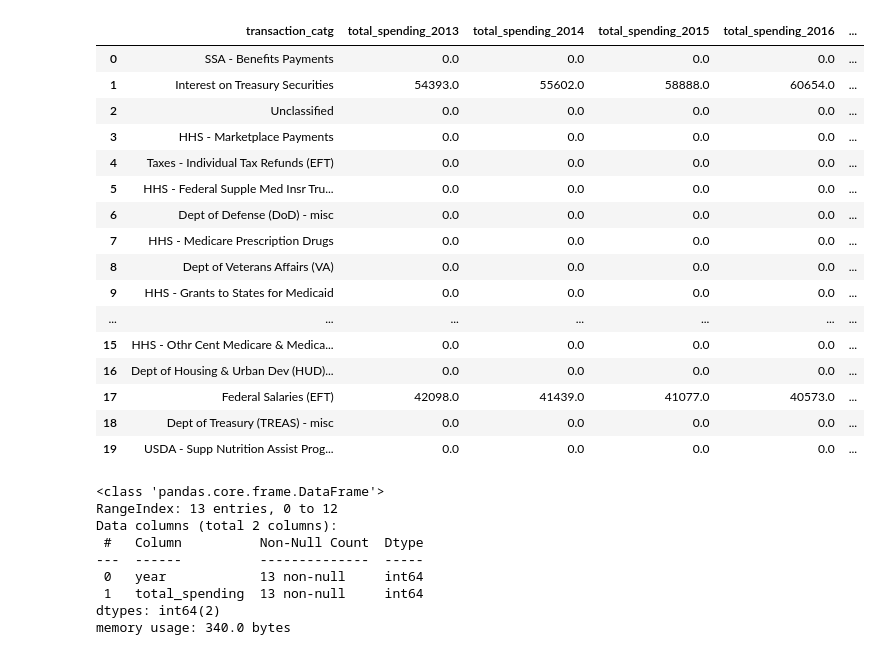
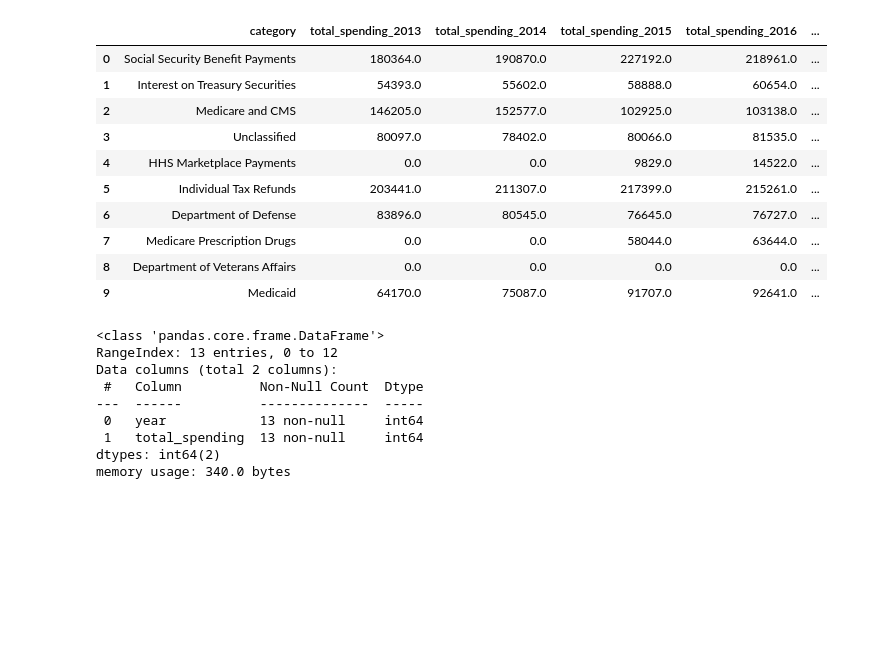
Before and after one commit to jkelly3rd/fed_spend, a Jupyter notebook: 02_spending_tracker_analysis.ipynb, the cells around one changed output. Drawn from its saved outputs; the diff is of its cells as text; code cells hidden in the pictures; blank space fills up the shorter version.

```diff
--- a/02_spending_tracker_analysis.ipynb
+++ b/02_spending_tracker_analysis.ipynb
@@ -49,2 +74,12 @@ memory usage: 25.2+ MB
 # %%
-## THIS IS WHERE WE NEED TO INSERT OUR CROSSWALK AND RECATEGORIZE DATA TO SMOOTH OUT INCONSISTENCIES IN CATEGORY NAMES ACROSS YEARS
+# Merge data with crosswalk to standardize categories by adding new columns
+withdrawals = withdrawals.merge(
+    category_crosswalk,
+    how='left',
+    left_on=['transaction_catg', 'transaction_catg_desc'],
+    right_on=['transaction_catg', 'transaction_catg_desc']
+)
+
+# Display the info and first few rows of the updated DataFrame
+withdrawals.info()
+withdrawals.head(10)
@@ -93,7 +185,8 @@ None
 Total spending in Trump Administration since Jan. 20: $2,100,342.00
 # %%
 # REMEMBER THIS IS FOR CALENDAR YEAR TOTALS
-# FOR SOME INTEGRITY AND SANITY CHECKS
+# FOR INTEGRITY AND SANITY CHECKS
+
 # Create an empty list to store yearly spending DataFrames IN CALENDAR YEARS
 yearly_spending_list = []
 
@@ -105,34 +198,34 @@ for year in range(2013, 2026):
     # Group by transaction_catg and transaction_catg_desc, and sum the transaction_today_amt for each category
     yearly_spending = (
         filtered_withdrawals
-        .groupby(["transaction_catg", "transaction_catg_desc"], as_index=False)
+        .groupby(["category","agency"], as_index=False)
         .agg({"transaction_today_amt": "sum"})
-        .rename(columns={"transaction_today_amt": f"total_{year}"})
+        .rename(columns={"transaction_today_amt": f"cy_total_{year}"})
     )
 
     # Append the yearly spending DataFrame to the list
     yearly_spending_list.append(yearly_spending)
 
 # Merge all yearly spending DataFrames into a single pivot table
-total_annual_spending = yearly_spending_list[0]
+total_cy_spending = yearly_spending_list[0]
 for yearly_spending in yearly_spending_list[1:]:
-    total_annual_spending = total_annual_spending.merge(
+    total_cy_spending = total_cy_spending.merge(
         yearly_spending,
-        on=["transaction_catg", "transaction_catg_desc"],
+        on=["category", "agency"],
         how="outer"
     )
 
 # Fill NaN values with 0 for categories that don't appear in some years
-total_annual_spending = total_annual_spending.fillna(0)
+total_cy_spending = total_cy_spending.fillna(0)
 
 # Sort the pivot table by total spending in the most recent year (descending order) for the most recent full year
-total_annual_spending = total_annual_spending.sort_values(by=f"total_2024", ascending=False).reset_index(drop=True)
+total_cy_spending = total_cy_spending.sort_values(by=f"cy_total_2024", ascending=False).reset_index(drop=True)
 
 # Save the pivot table to a CSV file for further analysis
-total_annual_spending.to_csv("output/total_annual_spending.csv", index=False)
+total_cy_spending.to_csv("output/total_annual_spending_CY.csv", index=False)
 
 # Display the info and first few rows of the pivot table
-total_annual_spending.info()
-total_annual_spending.head()
+total_cy_spending.info()
+total_cy_spending.head()
 # %% [output]
 <class 'pandas.core.frame.DataFrame'>
@@ -182,7 +342,7 @@ for year in range(2013,2026):
     # Group by transaction_catg and sum the transaction_today_amt for each category
     yearly_spending = (
         filtered_withdrawals
-        .groupby("transaction_catg", as_index=False)
+        .groupby("category", as_index=False)
         .agg({"transaction_today_amt": "sum"})
         .rename(columns={"transaction_today_amt": f"total_spending_{year}"})
     )
@@ -193,7 +353,7 @@ for year in range(2013,2026):
 # Merge all yearly spending DataFrames into a single pivot table
 first_days_spending = yearly_spending_list[0]
 for yearly_spending in yearly_spending_list[1:]:
-    first_days_spending = first_days_spending.merge(yearly_spending, on="transaction_catg", how="outer")
+    first_days_spending = first_days_spending.merge(yearly_spending, on="category", how="outer")
 
 # Fill NaN values with 0 for categories that don't appear in some years
 first_days_spending = first_days_spending.fillna(0)
@@ -211,6 +371,6 @@ first_days_spending.to_csv("output/yearly_first_days_bycategory.csv", index=Fals
 first_days_spending.info()
 # print days elapsed since jan 20
 print(f"Days elapsed since January 20, 2025: {days_elapsed}")
-first_days_spending.head(20)
+first_days_spending.head(10)
 # %% [output]
 <class 'pandas.core.frame.DataFrame'>
@@ -232,21 +392,15 @@ memory usage: 17.5+ KB
 Days elapsed since January 20, 2025: 92
-|  | transaction_catg | total_spending_2013 | total_spending_2014 | total_spending_2015 | total_spending_2016 | ... |
-| 0 | SSA - Benefits Payments | 0.0 | 0.0 | 0.0 | 0.0 | ... |
+|  | category | total_spending_2013 | total_spending_2014 | total_spending_2015 | total_spending_2016 | ... |
+| 0 | Social Security Benefit Payments | 180364.0 | 190870.0 | 227192.0 | 218961.0 | ... |
 | 1 | Interest on Treasury Securities | 54393.0 | 55602.0 | 58888.0 | 60654.0 | ... |
-| 2 | Unclassified | 0.0 | 0.0 | 0.0 | 0.0 | ... |
-| 3 | HHS - Marketplace Payments | 0.0 | 0.0 | 0.0 | 0.0 | ... |
-| 4 | Taxes - Individual Tax Refunds (EFT) | 0.0 | 0.0 | 0.0 | 0.0 | ... |
-| 5 | HHS - Federal Supple Med Insr Tru... | 0.0 | 0.0 | 0.0 | 0.0 | ... |
-| 6 | Dept of Defense (DoD) - misc | 0.0 | 0.0 | 0.0 | 0.0 | ... |
-| 7 | HHS - Medicare Prescription Drugs | 0.0 | 0.0 | 0.0 | 0.0 | ... |
-| 8 | Dept of Veterans Affairs (VA) | 0.0 | 0.0 | 0.0 | 0.0 | ... |
-| 9 | HHS - Grants to States for Medicaid | 0.0 | 0.0 | 0.0 | 0.0 | ... |
-| ... | ... | ... | ... | ... | ... | ... |
-| 15 | HHS - Othr Cent Medicare & Medica... | 0.0 | 0.0 | 0.0 | 0.0 | ... |
-| 16 | Dept of Housing & Urban Dev (HUD)... | 0.0 | 0.0 | 0.0 | 0.0 | ... |
-| 17 | Federal Salaries (EFT) | 42098.0 | 41439.0 | 41077.0 | 40573.0 | ... |
-| 18 | Dept of Treasury (TREAS) - misc | 0.0 | 0.0 | 0.0 | 0.0 | ... |
-| 19 | USDA - Supp Nutrition Assist Prog... | 0.0 | 0.0 | 0.0 | 0.0 | ... |
+| 2 | Medicare and CMS | 146205.0 | 152577.0 | 102925.0 | 103138.0 | ... |
+| 3 | Unclassified | 80097.0 | 78402.0 | 80066.0 | 81535.0 | ... |
+| 4 | HHS Marketplace Payments | 0.0 | 0.0 | 9829.0 | 14522.0 | ... |
+| 5 | Individual Tax Refunds | 203441.0 | 211307.0 | 217399.0 | 215261.0 | ... |
+| 6 | Department of Defense | 83896.0 | 80545.0 | 76645.0 | 76727.0 | ... |
+| 7 | Medicare Prescription Drugs | 0.0 | 0.0 | 58044.0 | 63644.0 | ... |
+| 8 | Department of Veterans Affairs | 0.0 | 0.0 | 0.0 | 0.0 | ... |
+| 9 | Medicaid | 64170.0 | 75087.0 | 91707.0 | 92641.0 | ... |
 # %%
 # Repeat this to get the grand totals across all of government for each year during this same time frame
 
```
Also changed, not shown: parts of 8 cells of this notebook, 1 other file.
